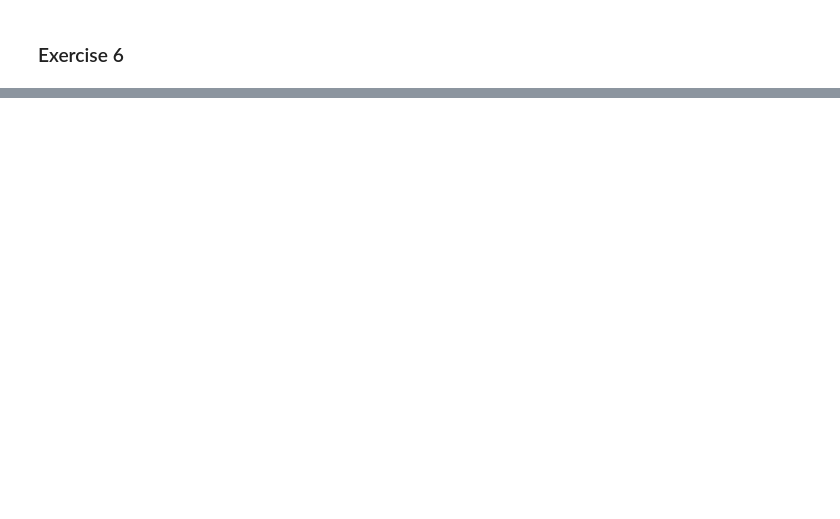
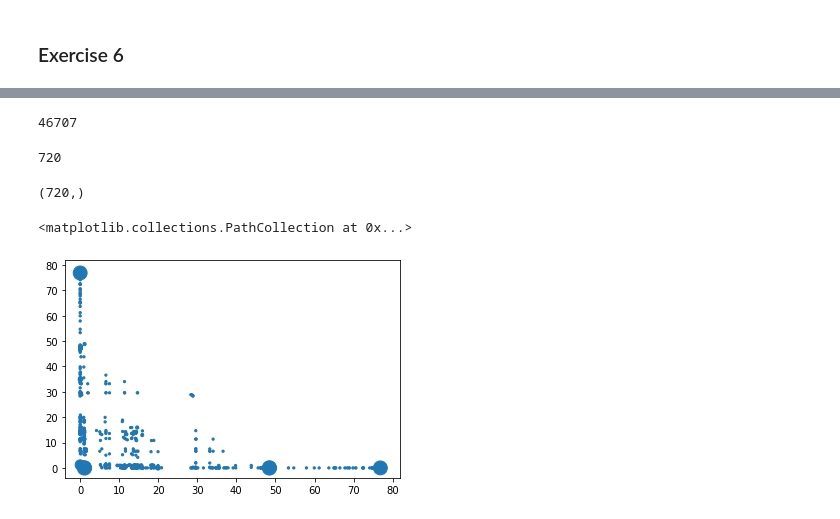
Before and after one commit to AskerNC/dp_ucph, a Jupyter notebook: 4_dynamic_games/python_prelim/RLS/RLS_leapfrog_exercise.ipynb, the cells around one changed output, grey strips where cells are left out. Saved outputs shown, nothing was run; the diff lists cells and outputs as text; code cells hidden in the pictures; blank space fills up the shorter version.

```diff
--- a/4_dynamic_games/python_prelim/RLS/RLS_leapfrog_exercise.ipynb
+++ b/4_dynamic_games/python_prelim/RLS/RLS_leapfrog_exercise.ipynb
@@ -286,0 +545,29 @@ array([[None, None, None,
+# %%
+number_of_equilibria
+# %% [output]
+46707
+# %%
+a = 5
+d = 0.005
+# %%
+Vu, Vx , Vz  = np.unique(np.around(V+0.000001, decimals=3),axis=0, return_index=True, return_inverse=True)
+# %%
+N = Vu.shape[0]
+# %%
+N
+# %% [output]
+720
+# %%
+weights = np.ones((N,))
+for i in range(N):
+    weights[i] = np.sum(Vz==i+1)
+weights = a+ weights/(d*np.max(weights))
+# %%
+weights.shape
+# %% [output]
+(720,)
+# %%
+plt.scatter(Vu[:,0],Vu[:,1],s=weights)
+# %% [output]
+<matplotlib.collections.PathCollection at 0x...>
+[figure, added]
```
Also changed, not shown: parts of 40 cells of this notebook, 5 other files.
